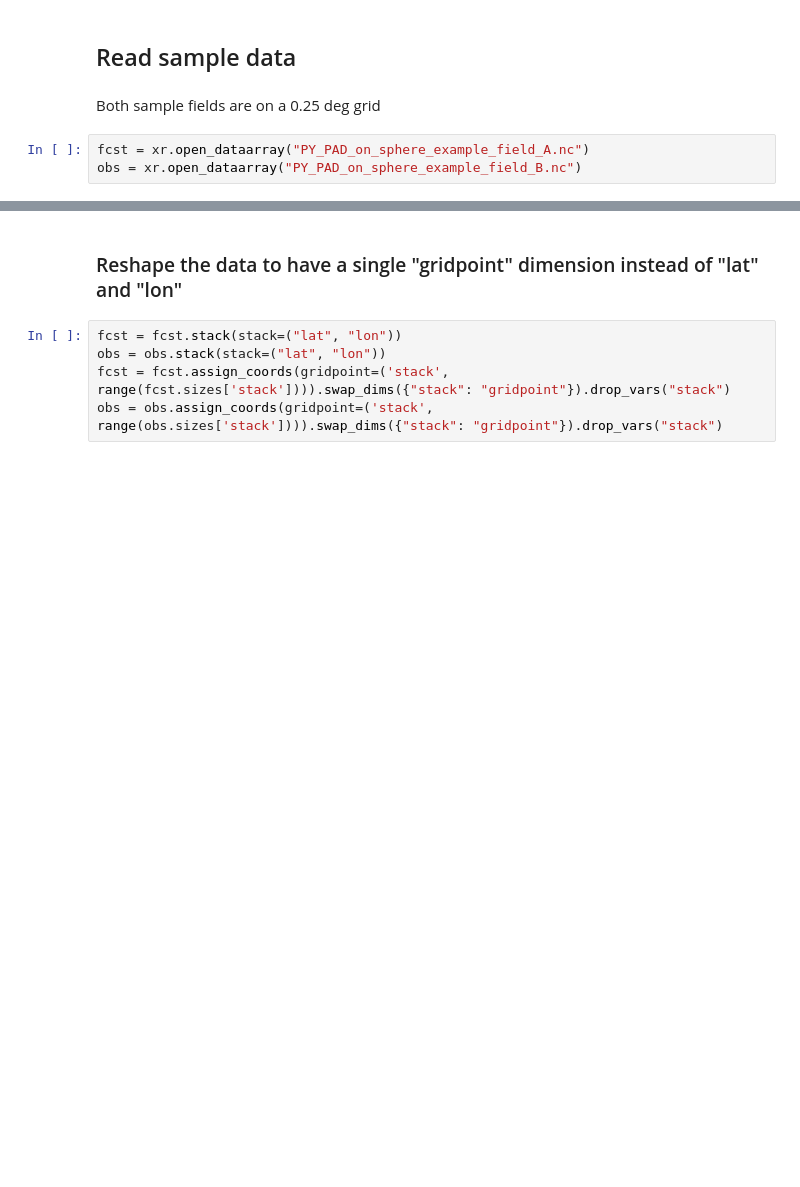
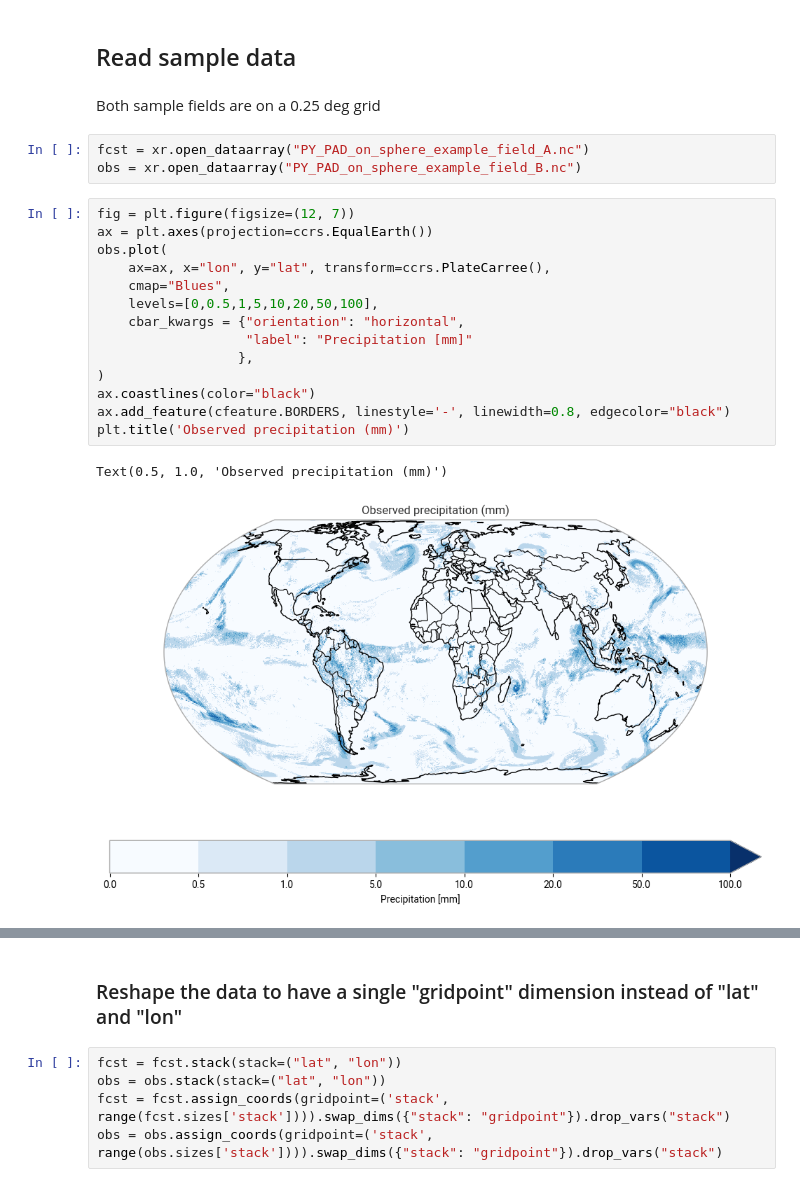
Before and after one commit to skokg/PAD_on_Sphere, a Jupyter notebook: example_PAD_on_sphere_on_xarrays.ipynb, the cells around one changed output, grey strips where cells are left out. Drawn from its saved outputs; the diff is of its cells as text; blank space fills up the shorter version.

Commit message:
Added plots and postprocessing to xarray example

```diff
--- a/example_PAD_on_sphere_on_xarrays.ipynb
+++ b/example_PAD_on_sphere_on_xarrays.ipynb
@@ -11,3 +11,20 @@ Both sample fields are on a 0.25 deg grid
 # %%
 fcst = xr.open_dataarray("PY_PAD_on_sphere_example_field_A.nc")
 obs = xr.open_dataarray("PY_PAD_on_sphere_example_field_B.nc")
+# %%
+fig = plt.figure(figsize=(12, 7))
+ax = plt.axes(projection=ccrs.EqualEarth())
+obs.plot(
+    ax=ax, x="lon", y="lat", transform=ccrs.PlateCarree(),
+    cmap="Blues",
+    levels=[0,0.5,1,5,10,20,50,100],
+    cbar_kwargs = {"orientation": "horizontal",
+                   "label": "Precipitation [mm]"
+                  },
+)
+ax.coastlines(color="black")
+ax.add_feature(cfeature.BORDERS, linestyle='-', linewidth=0.8, edgecolor="black")
+plt.title('Observed precipitation (mm)')
+# %% [output]
+Text(0.5, 1.0, 'Observed precipitation (mm)')
+[figure, added]
```
Also changed, not shown: parts of 12 cells of this notebook.
